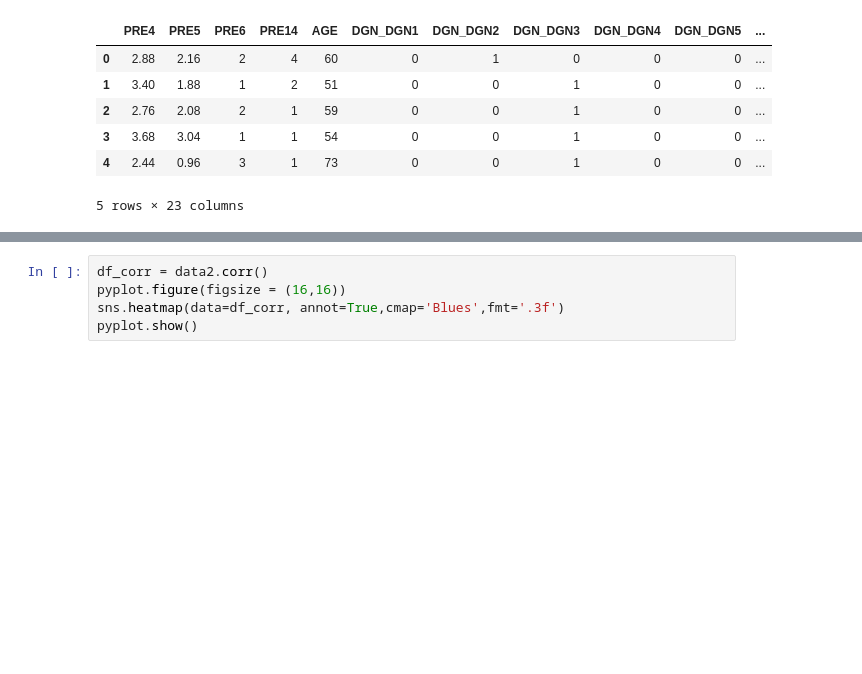
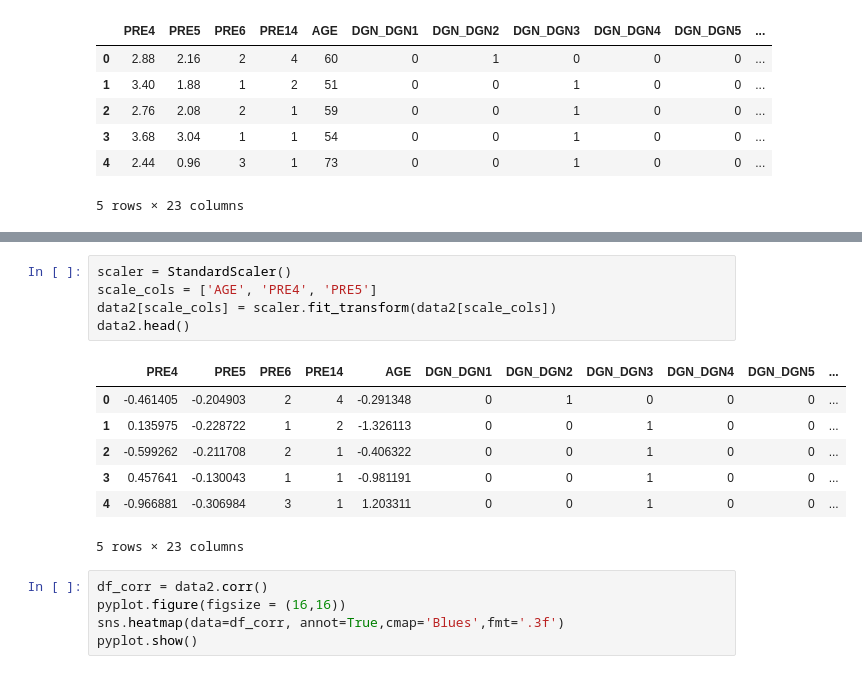
Before and after one commit to milicaj00/ML-P1-Classification, a Jupyter notebook: proba.ipynb, the cells around one changed output, grey strips where cells are left out. Saved outputs shown, nothing was run; the diff lists cells and outputs as text; blank space fills up the shorter version.

```diff
--- a/proba.ipynb
+++ b/proba.ipynb
@@ -282,6 +282,19 @@ memory usage: 36.4 KB
 | 50% | 3.160000 | 2.400000 | 2.000000 | 2.000000 | 62.000000 | 0.000000 | 0.000000 | 1.000000 | 0.00000 | 0.000000 | ... |
 | 75% | 3.807500 | 3.080000 | 2.000000 | 2.000000 | 69.000000 | 0.000000 | 0.000000 | 1.000000 | 0.00000 | 0.000000 | ... |
 | max | 6.300000 | 86.300000 | 3.000000 | 4.000000 | 87.000000 | 1.000000 | 1.000000 | 1.000000 | 1.00000 | 1.000000 | ... |
+# %%
+scaler = StandardScaler()
+scale_cols = ['AGE', 'PRE4', 'PRE5']
+data2[scale_cols] = scaler.fit_transform(data2[scale_cols])
+data2.head()
+# %% [output]
+|  | PRE4 | PRE5 | PRE6 | PRE14 | AGE | DGN_DGN1 | DGN_DGN2 | DGN_DGN3 | DGN_DGN4 | DGN_DGN5 | ... |
+| 0 | -0.461405 | -0.204903 | 2 | 4 | -0.291348 | 0 | 1 | 0 | 0 | 0 | ... |
+| 1 | 0.135975 | -0.228722 | 1 | 2 | -1.326113 | 0 | 0 | 1 | 0 | 0 | ... |
+| 2 | -0.599262 | -0.211708 | 2 | 1 | -0.406322 | 0 | 0 | 1 | 0 | 0 | ... |
+| 3 | 0.457641 | -0.130043 | 1 | 1 | -0.981191 | 0 | 0 | 1 | 0 | 0 | ... |
+| 4 | -0.966881 | -0.306984 | 3 | 1 | 1.203311 | 0 | 0 | 1 | 0 | 0 | ... |
+5 rows × 23 columns
 # %%
 df_corr = data2.corr()
 pyplot.figure(figsize = (16,16))
```
Also changed, not shown: parts of 30 cells of this notebook.
